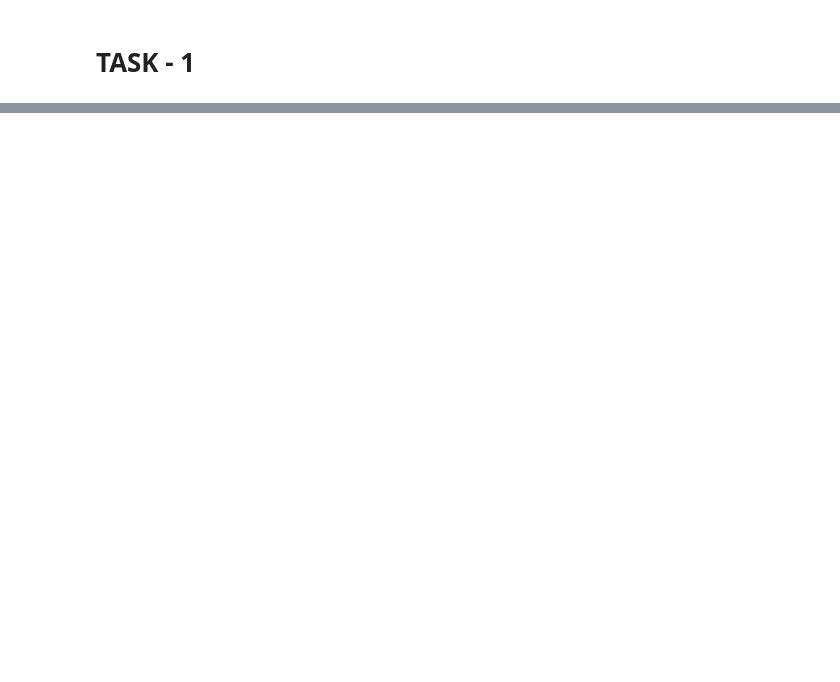
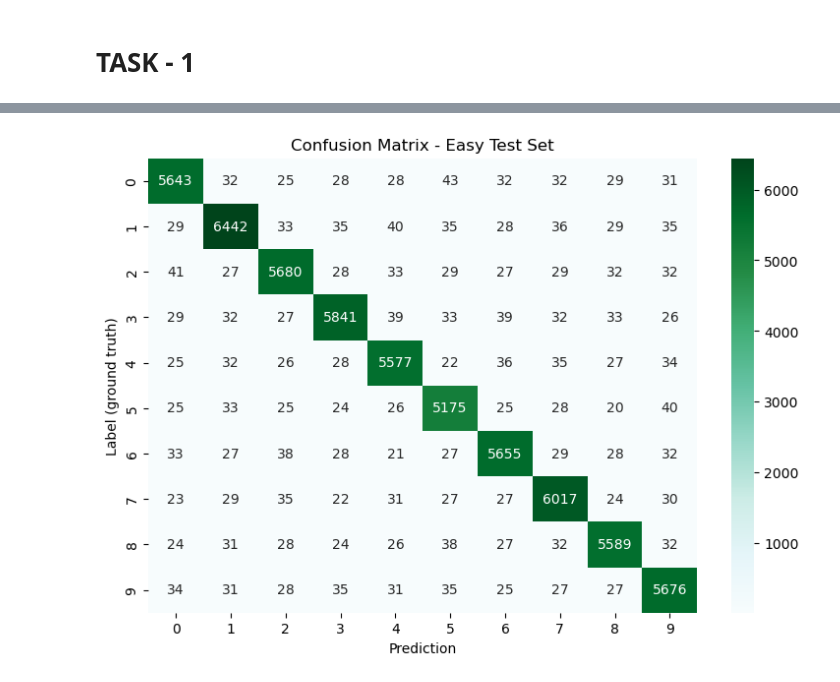
Before and after one commit to Harith-Y/PreCog-CV-Task, a Jupyter notebook: CV-Task0.ipynb, the cells around one changed output, grey strips where cells are left out. Saved outputs shown, nothing was run; the diff lists cells and outputs as text; code cells hidden in the pictures; blank space fills up the shorter version.

```diff
--- a/CV-Task0.ipynb
+++ b/CV-Task0.ipynb
@@ -143,3 +161,5 @@ train_loader, test_loader
 # %% [output]
 (<torch.utils.data.dataloader.DataLoader at 0x...>,
  <torch.utils.data.dataloader.DataLoader at 0x...>)
+# %%
+class_names = [str(i) for i in range(10)]
@@ -177,22 +217,25 @@ class LazyCNN(nn.Module):
             padding=1
         )
 
-        # Minimal classifier head
-        self.fc = nn.Linear(16 * 14 * 14, 10)
+        # Global Average Pooling collapses spatial dims to 1x1
+        # This destroys shape information, forcing reliance on color
+        self.gap = nn.AdaptiveAvgPool2d(1)
 
-        self.pool = nn.MaxPool2d(2, 2)
+        # Minimal classifier head (only 16 features - just color info)
+        self.fc = nn.Linear(16, 10)
+
         self.relu = nn.ReLU()
 
     def forward(self, x):
-        # Early feature extraction (color dominates here)
-        x = self.relu(self.conv1(x))
-        x = self.pool(x)        # 28x28 → 14x14
-
-        # Flatten
-        x = x.view(x.size(0), -1)
-
-        # Direct classification
+        x = self.relu(self.conv1(x))   # 28x28 x 16
+        x = self.gap(x)                # 1x1 x 16 (all spatial info gone)
+        x = x.view(x.size(0), -1)     # Flatten to 16 features
         x = self.fc(x)
         return x
 # %%
-model = LazyCNN()
+device = torch.device('cuda' if torch.cuda.is_available() else 'cpu')
+print(f'Using device: {device}')
+if device.type == 'cuda':
+    print(f'GPU: {torch.cuda.get_device_name(0)}')
+
+model = LazyCNN().to(device)
@@ -241,0 +321,17 @@ Accuracy on hard test set: 71.85%
+# %%
+# Show the Confusion Matrix.
+
+def plot_confusion_matrix(all_labels, all_preds, type):
+    cm = confusion_matrix(all_labels, all_preds)
+    df_cm = pd.DataFrame(cm, class_names, class_names)
+
+    plt.figure(figsize=(9, 6))
+    sn.heatmap(df_cm, annot=True, fmt="d", cmap='BuGn')
+    plt.xlabel("Prediction")
+    plt.ylabel("Label (ground truth)")
+    plt.title(f"Confusion Matrix - {type} Test Set")
+    plt.show();
+# %%
+plot_confusion_matrix(all_labels_easy, all_preds_easy, 'Easy')
+# %% [output]
+[figure, added]
```
Also changed, not shown: parts of 17 cells of this notebook.
